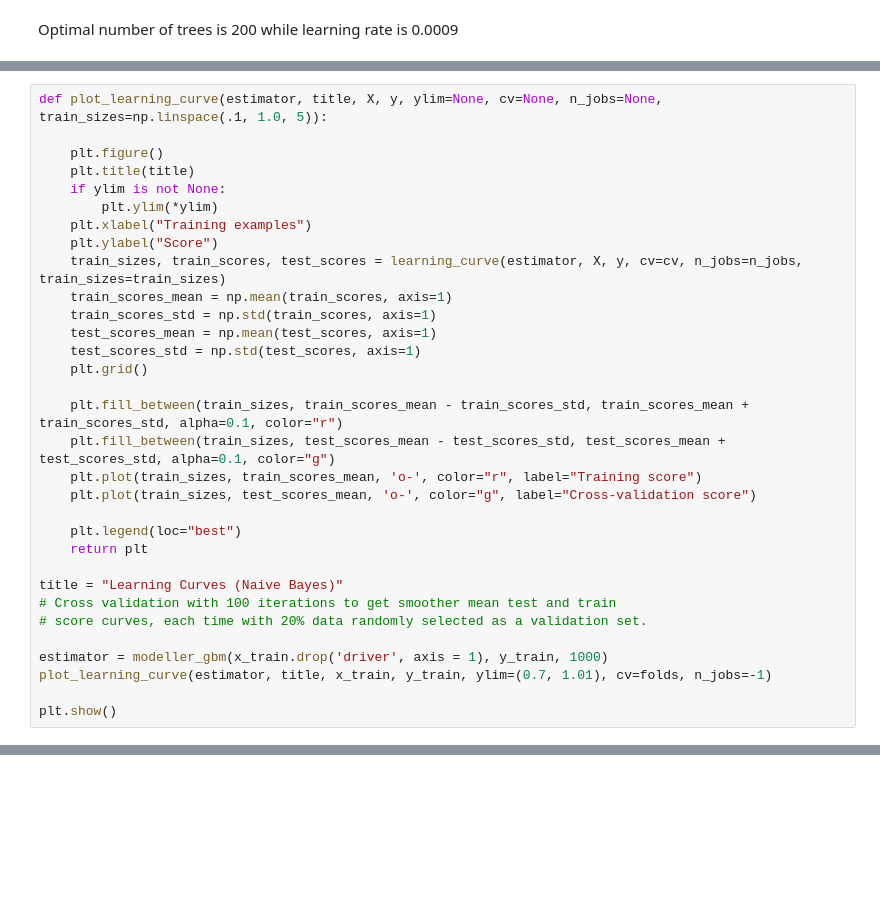
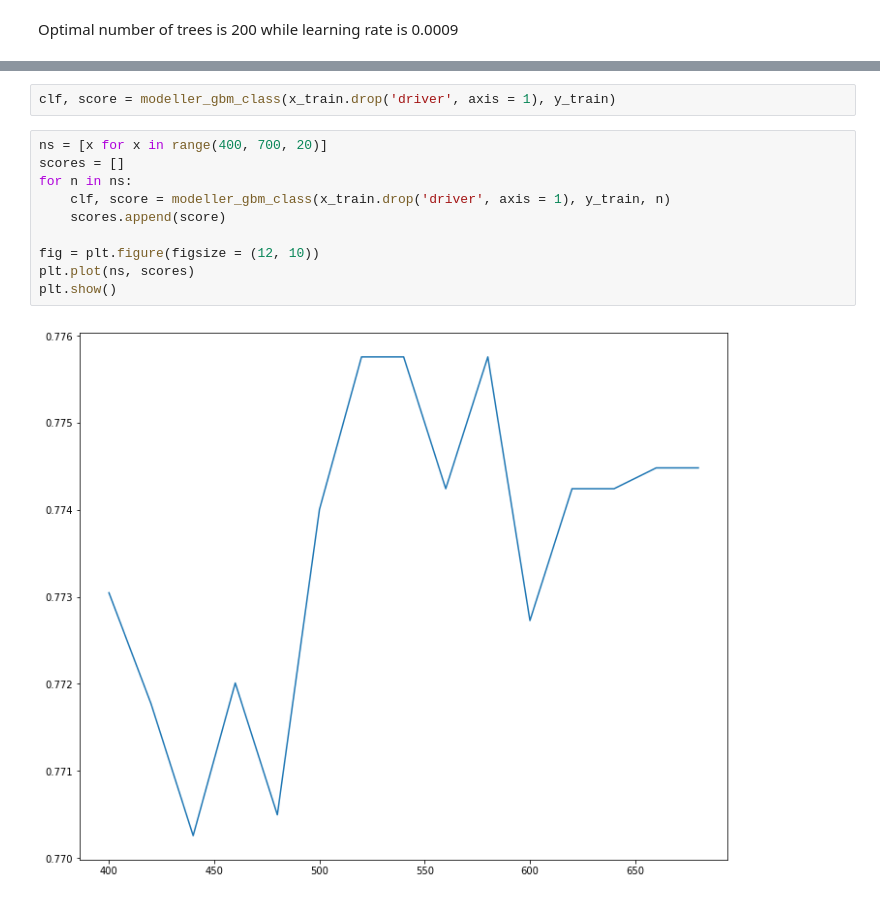
Before and after one commit to ruzarx/MLPr, a Jupyter notebook: F1/F1_basic.ipynb, the cells around one changed output, grey strips where cells are left out. Cells and saved outputs as stored; diff of their text form; blank space fills up the shorter version.

Commit message:
Added LGB Classifier. Need to choose between those

```diff
--- a/F1/F1_basic.ipynb
+++ b/F1/F1_basic.ipynb
@@ -1908,32 +1888,0 @@ Poisson mode looks better
-# %%
-def plot_learning_curve(estimator, title, X, y, ylim=None, cv=None, n_jobs=None, train_sizes=np.linspace(.1, 1.0, 5)):
-
-    plt.figure()
-    plt.title(title)
-    if ylim is not None:
-        plt.ylim(*ylim)
-    plt.xlabel("Training examples")
-    plt.ylabel("Score")
-    train_sizes, train_scores, test_scores = learning_curve(estimator, X, y, cv=cv, n_jobs=n_jobs, train_sizes=train_sizes)
-    train_scores_mean = np.mean(train_scores, axis=1)
-    train_scores_std = np.std(train_scores, axis=1)
-    test_scores_mean = np.mean(test_scores, axis=1)
-    test_scores_std = np.std(test_scores, axis=1)
-    plt.grid()
-
-    plt.fill_between(train_sizes, train_scores_mean - train_scores_std, train_scores_mean + train_scores_std, alpha=0.1, color="r")
-    plt.fill_between(train_sizes, test_scores_mean - test_scores_std, test_scores_mean + test_scores_std, alpha=0.1, color="g")
-    plt.plot(train_sizes, train_scores_mean, 'o-', color="r", label="Training score")
-    plt.plot(train_sizes, test_scores_mean, 'o-', color="g", label="Cross-validation score")
-
-    plt.legend(loc="best")
-    return plt
-
-title = "Learning Curves (Naive Bayes)"
-# Cross validation with 100 iterations to get smoother mean test and train
-# score curves, each time with 20% data randomly selected as a validation set.
-
-estimator = modeller_gbm(x_train.drop('driver', axis = 1), y_train, 1000)
-plot_learning_curve(estimator, title, x_train, y_train, ylim=(0.7, 1.01), cv=folds, n_jobs=-1)
-
-plt.show()
@@ -1944,0 +1972,14 @@ TypeError: estimator should be an estimator implementing 'fit' method, <lightgbm
+# %%
+clf, score = modeller_gbm_class(x_train.drop('driver', axis = 1), y_train)
+# %%
+ns = [x for x in range(400, 700, 20)]
+scores = []
+for n in ns:
+    clf, score = modeller_gbm_class(x_train.drop('driver', axis = 1), y_train, n)
+    scores.append(score)
+
+fig = plt.figure(figsize = (12, 10))
+plt.plot(ns, scores)
+plt.show()
+# %% [output]
+[figure, added]
```
Also changed, not shown: parts of 21 cells of this notebook.
